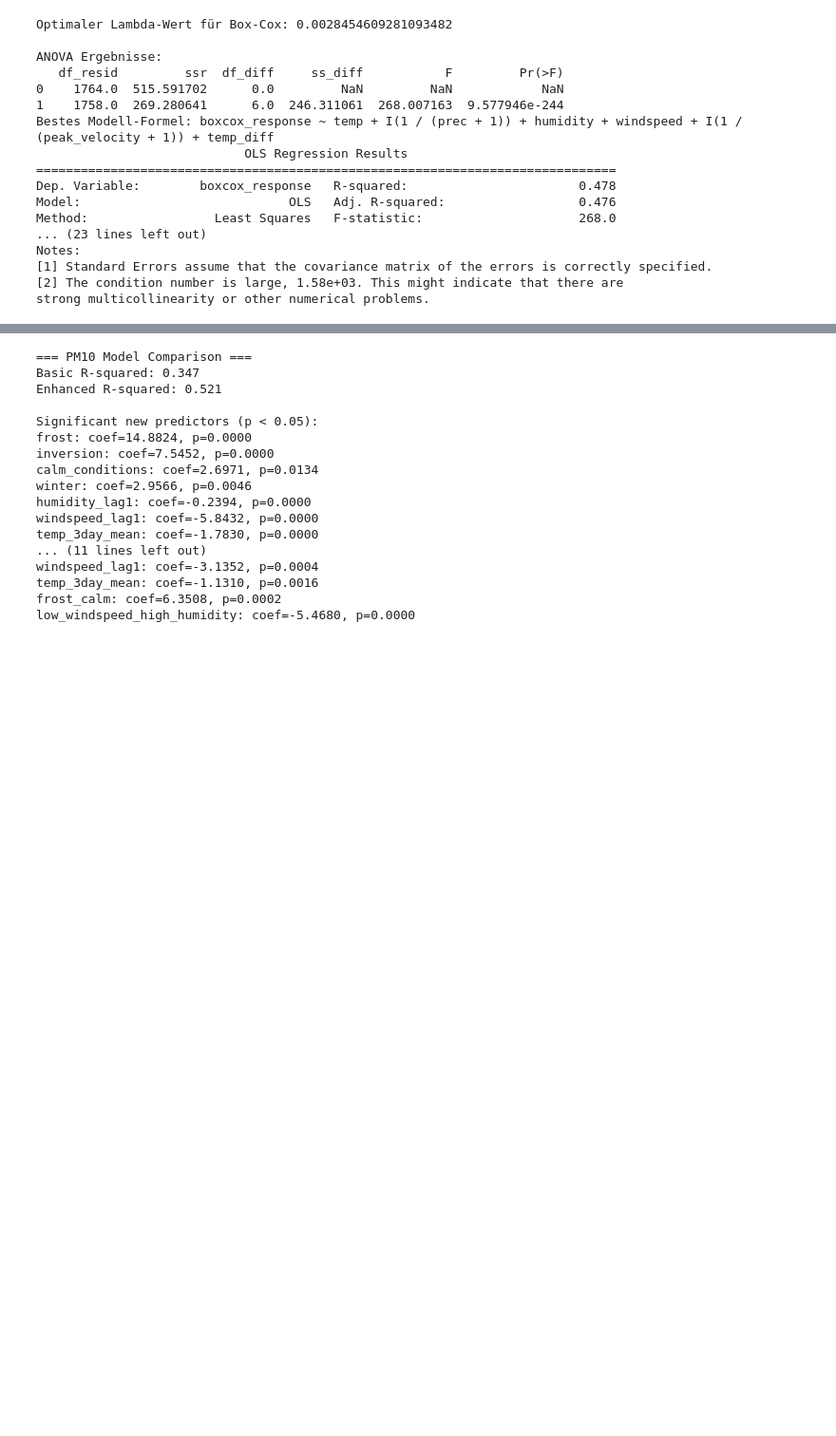
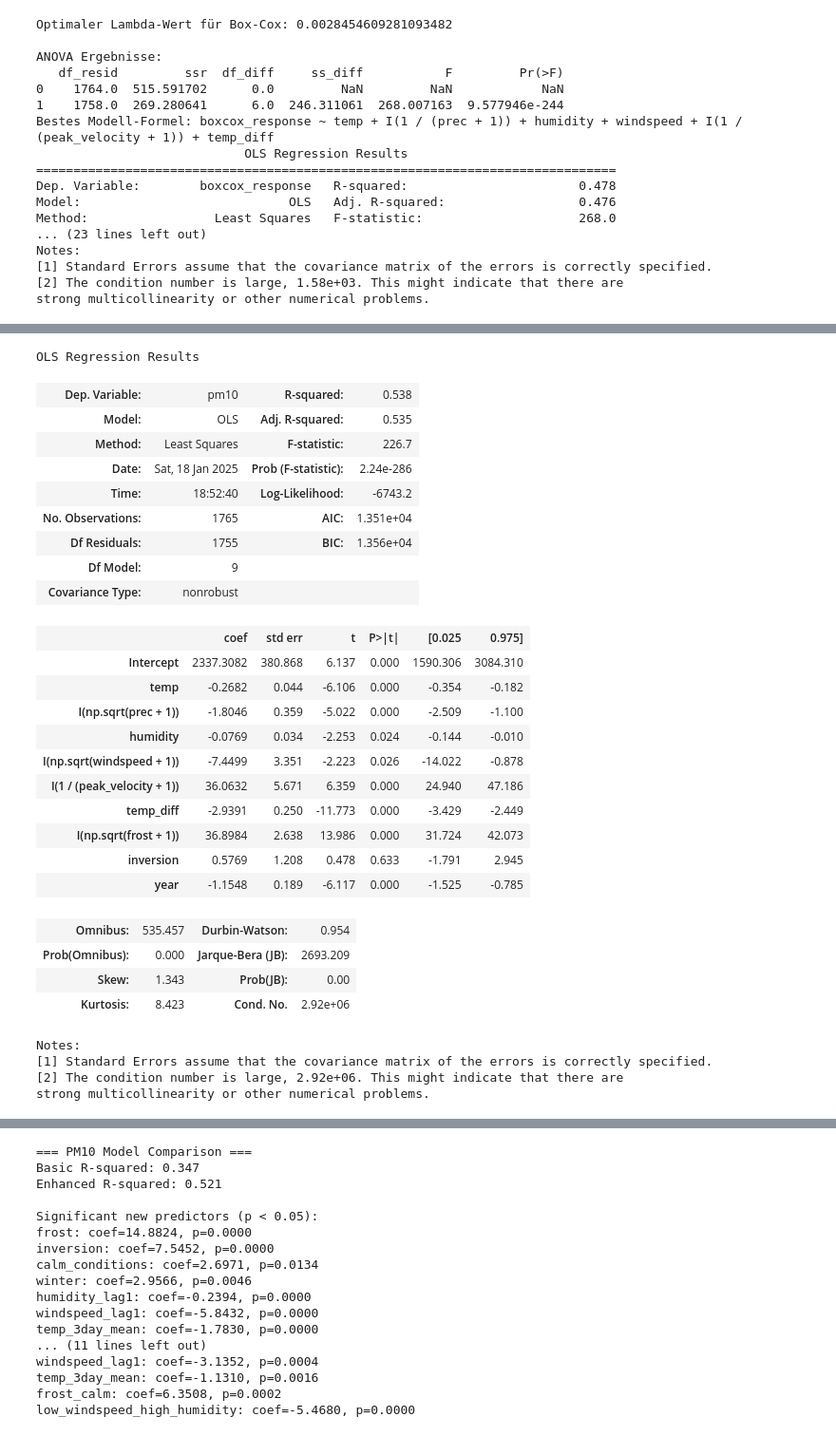
Before and after one commit to Veit-Kramer-Schoeggl/statistik_A02, a Jupyter notebook: A02-TeamA.ipynb, the cells around one changed output, grey strips where cells are left out. Shown at 95% size. Drawn from its saved outputs; the diff is of its cells as text; code cells hidden in the pictures; blank space fills up the shorter version.

```diff
--- a/A02-TeamA.ipynb
+++ b/A02-TeamA.ipynb
@@ -612,0 +648,33 @@ Optimaler Lambda-Wert für Box-Cox: 0.24674971146620103
+# %%
+regression_modell_no2 = smf.ols("pm10 ~ temp + I(np.sqrt(prec + 1)) + humidity + I(np.sqrt(windspeed + 1)) + I(1 / (peak_velocity + 1)) + temp_diff + I(np.sqrt(frost + 1)) + inversion + year", data=train_graz_df).fit()
+regression_modell_no2.summary()
+# %% [output]
+OLS Regression Results
+| Dep. Variable: | pm10 | R-squared: | 0.538 |
+| Model: | OLS | Adj. R-squared: | 0.535 |
+| Method: | Least Squares | F-statistic: | 226.7 |
+| Date: | Sat, 18 Jan 2025 | Prob (F-statistic): | 2.24e-286 |
+| Time: | 18:52:40 | Log-Likelihood: | -6743.2 |
+| No. Observations: | 1765 | AIC: | 1.351e+04 |
+| Df Residuals: | 1755 | BIC: | 1.356e+04 |
+| Df Model: | 9 |  |  |
+| Covariance Type: | nonrobust |  |  |
+|  | coef | std err | t | P>|t| | [0.025 | 0.975] |
+| Intercept | 2337.3082 | 380.868 | 6.137 | 0.000 | 1590.306 | 3084.310 |
+| temp | -0.2682 | 0.044 | -6.106 | 0.000 | -0.354 | -0.182 |
+| I(np.sqrt(prec + 1)) | -1.8046 | 0.359 | -5.022 | 0.000 | -2.509 | -1.100 |
+| humidity | -0.0769 | 0.034 | -2.253 | 0.024 | -0.144 | -0.010 |
+| I(np.sqrt(windspeed + 1)) | -7.4499 | 3.351 | -2.223 | 0.026 | -14.022 | -0.878 |
+| I(1 / (peak_velocity + 1)) | 36.0632 | 5.671 | 6.359 | 0.000 | 24.940 | 47.186 |
+| temp_diff | -2.9391 | 0.250 | -11.773 | 0.000 | -3.429 | -2.449 |
+| I(np.sqrt(frost + 1)) | 36.8984 | 2.638 | 13.986 | 0.000 | 31.724 | 42.073 |
+| inversion | 0.5769 | 1.208 | 0.478 | 0.633 | -1.791 | 2.945 |
+| year | -1.1548 | 0.189 | -6.117 | 0.000 | -1.525 | -0.785 |
+| Omnibus: | 535.457 | Durbin-Watson: | 0.954 |
+| Prob(Omnibus): | 0.000 | Jarque-Bera (JB): | 2693.209 |
+| Skew: | 1.343 | Prob(JB): | 0.00 |
+| Kurtosis: | 8.423 | Cond. No. | 2.92e+06 |
+Notes:
+[1] Standard Errors assume that the covariance matrix of the errors is correctly specified.
+[2] The condition number is large, 2.92e+06. This might indicate that there are
+strong multicollinearity or other numerical problems.
```
Also changed, not shown: parts of 3 cells of this notebook.
